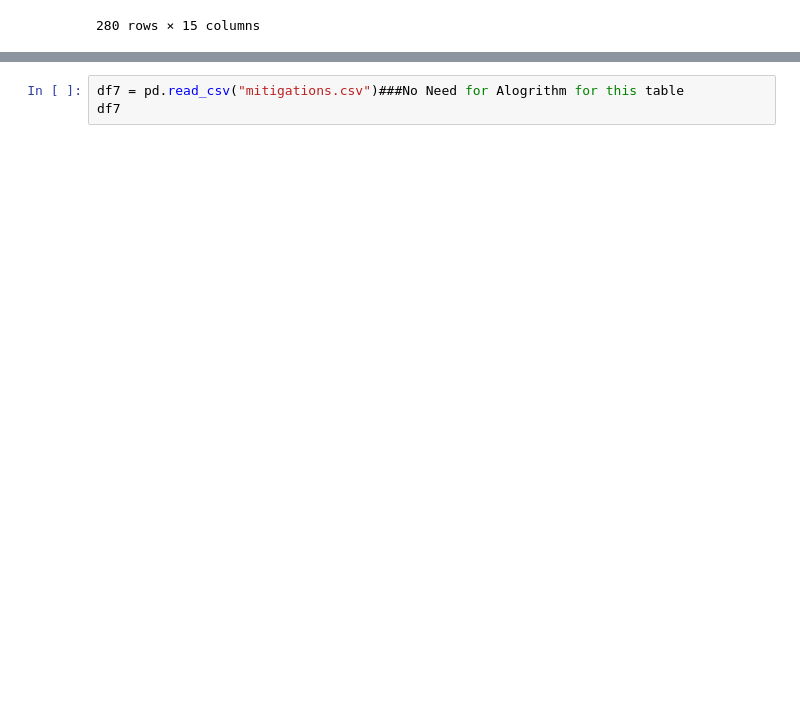
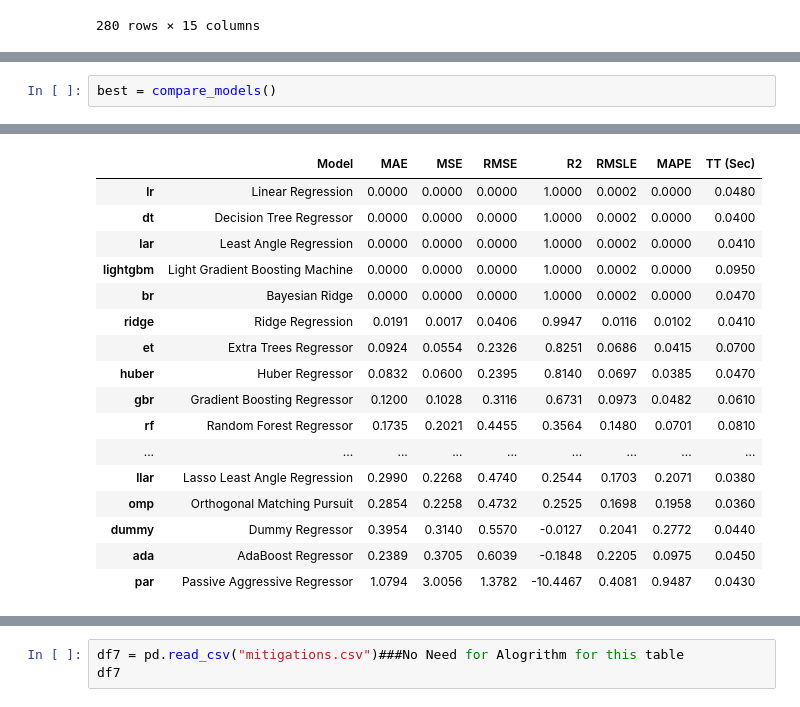
Before and after one commit to RamishFatimaa/Traxidy-Project-Assesment, a Jupyter notebook: Package_Extraction.ipynb, the cells around one changed output, grey strips where cells are left out. Cells and saved outputs as stored; diff of their text form; blank space fills up the shorter version.

```diff
--- a/Package_Extraction.ipynb
+++ b/Package_Extraction.ipynb
@@ -239,0 +274,3 @@ s = setup(df5, target = 'status') --> Need to change status to numerically colum
+# %%
+best = compare_models()
+# %% [output]
@@ -239,0 +278,17 @@ s = setup(df5, target = 'status') --> Need to change status to numerically colum
+|  | Model | MAE | MSE | RMSE | R2 | RMSLE | MAPE | TT (Sec) |
+| lr | Linear Regression | 0.0000 | 0.0000 | 0.0000 | 1.0000 | 0.0002 | 0.0000 | 0.0480 |
+| dt | Decision Tree Regressor | 0.0000 | 0.0000 | 0.0000 | 1.0000 | 0.0002 | 0.0000 | 0.0400 |
+| lar | Least Angle Regression | 0.0000 | 0.0000 | 0.0000 | 1.0000 | 0.0002 | 0.0000 | 0.0410 |
+| lightgbm | Light Gradient Boosting Machine | 0.0000 | 0.0000 | 0.0000 | 1.0000 | 0.0002 | 0.0000 | 0.0950 |
+| br | Bayesian Ridge | 0.0000 | 0.0000 | 0.0000 | 1.0000 | 0.0002 | 0.0000 | 0.0470 |
+| ridge | Ridge Regression | 0.0191 | 0.0017 | 0.0406 | 0.9947 | 0.0116 | 0.0102 | 0.0410 |
+| et | Extra Trees Regressor | 0.0924 | 0.0554 | 0.2326 | 0.8251 | 0.0686 | 0.0415 | 0.0700 |
+| huber | Huber Regressor | 0.0832 | 0.0600 | 0.2395 | 0.8140 | 0.0697 | 0.0385 | 0.0470 |
+| gbr | Gradient Boosting Regressor | 0.1200 | 0.1028 | 0.3116 | 0.6731 | 0.0973 | 0.0482 | 0.0610 |
+| rf | Random Forest Regressor | 0.1735 | 0.2021 | 0.4455 | 0.3564 | 0.1480 | 0.0701 | 0.0810 |
+| ... | ... | ... | ... | ... | ... | ... | ... | ... |
+| llar | Lasso Least Angle Regression | 0.2990 | 0.2268 | 0.4740 | 0.2544 | 0.1703 | 0.2071 | 0.0380 |
+| omp | Orthogonal Matching Pursuit | 0.2854 | 0.2258 | 0.4732 | 0.2525 | 0.1698 | 0.1958 | 0.0360 |
+| dummy | Dummy Regressor | 0.3954 | 0.3140 | 0.5570 | -0.0127 | 0.2041 | 0.2772 | 0.0440 |
+| ada | AdaBoost Regressor | 0.2389 | 0.3705 | 0.6039 | -0.1848 | 0.2205 | 0.0975 | 0.0450 |
+| par | Passive Aggressive Regressor | 1.0794 | 3.0056 | 1.3782 | -10.4467 | 0.4081 | 0.9487 | 0.0430 |
```
Also changed, not shown: parts of 24 cells of this notebook, 1 other file.
